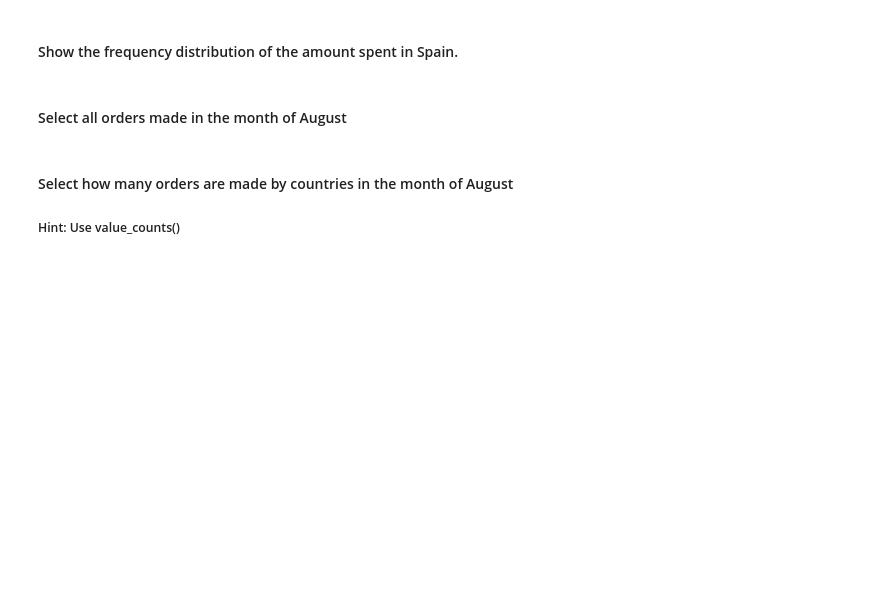
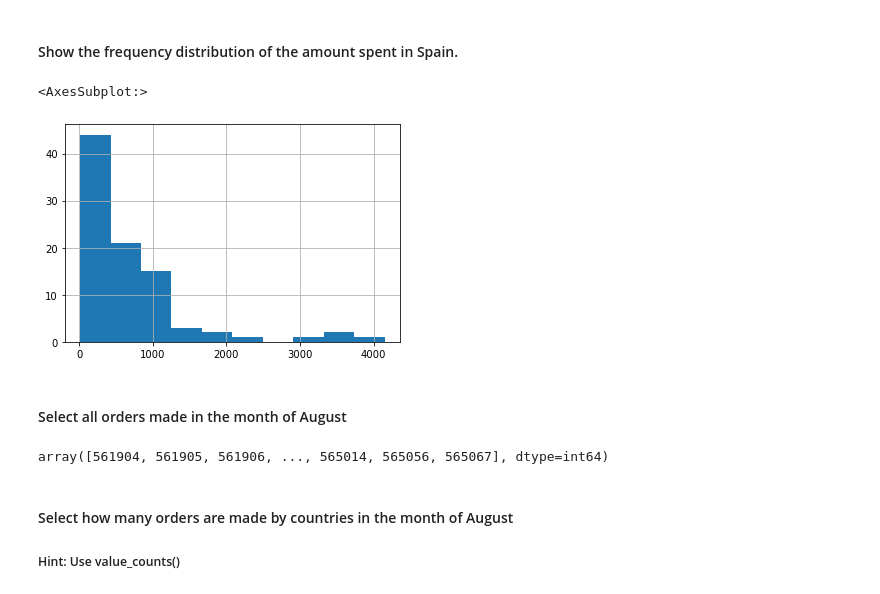
Before and after one commit to alejofloreso/lab-subsetting-and-descriptive-stats, a Jupyter notebook: your-code/main.ipynb, the cells around one changed output. Saved outputs shown, nothing was run; the diff lists cells and outputs as text; code cells hidden in the pictures; blank space fills up the shorter version.

```diff
--- a/your-code/main.ipynb
+++ b/your-code/main.ipynb
@@ -506,7 +510,19 @@ array([540015, 540023, 540098, ..., 581538, 581581, 581583], dtype=int64)
+# %%
+# your answer here
+filtered = orders[orders["Country"]=="Spain"]
+filtered = filtered.groupby("InvoiceNo",as_index=False).agg({"amount_spent":"sum"})
+filtered["amount_spent"].hist()
+# %% [output]
+<AxesSubplot:>
+[figure, added]
 # %% [markdown]
 #### Select all orders made in the month of August
 # %%
 # your answer here
+filtered=orders[(orders["month"]==8)]
+filtered["InvoiceNo"].unique()
+# %% [output]
+array([561904, 561905, 561906, ..., 565014, 565056, 565067], dtype=int64)
 # %% [markdown]
 #### Select how many orders are made by countries in the month of August
 ##### Hint: Use value_counts()
```
Also changed, not shown: parts of 5 cells of this notebook.
